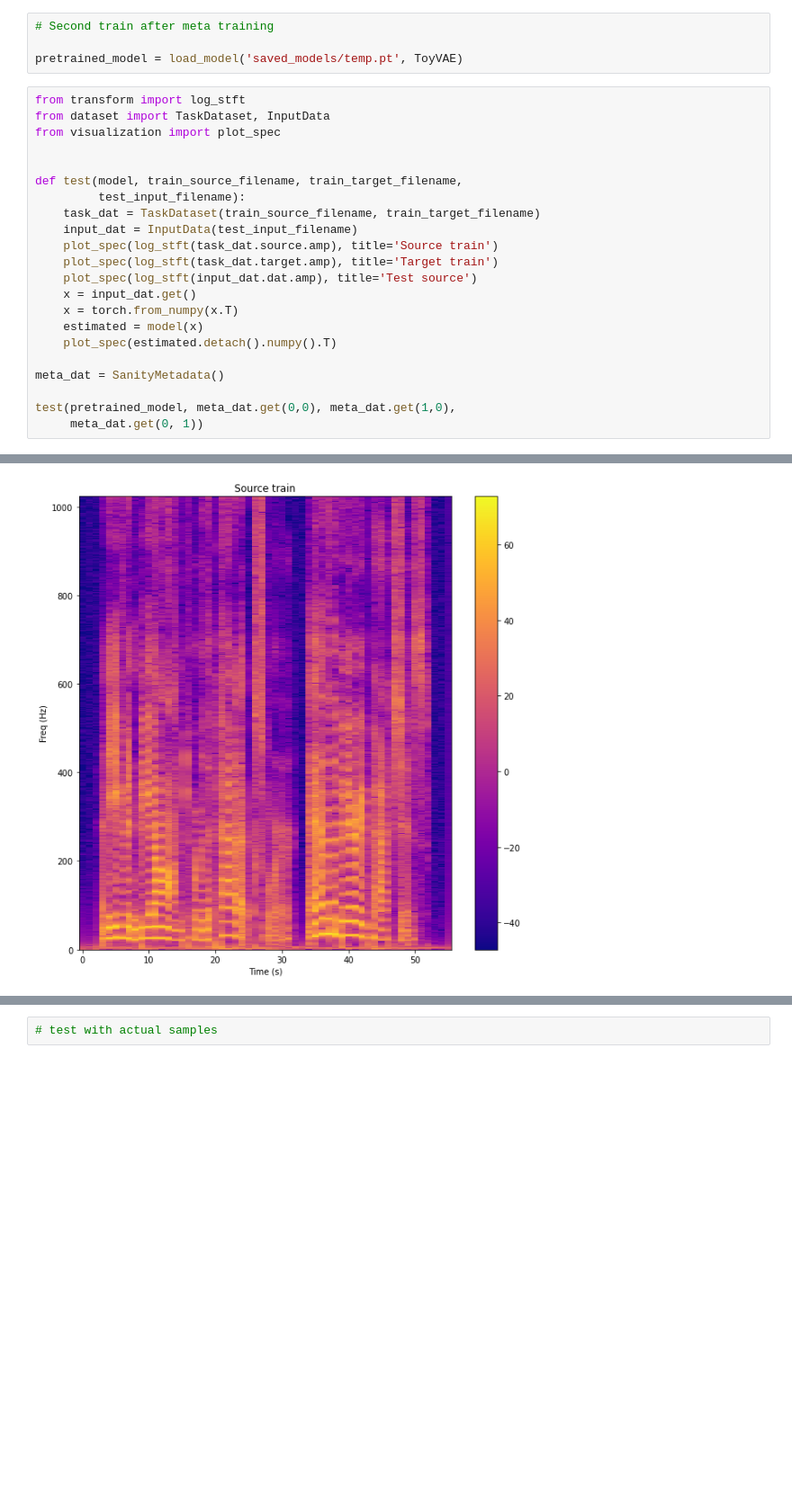
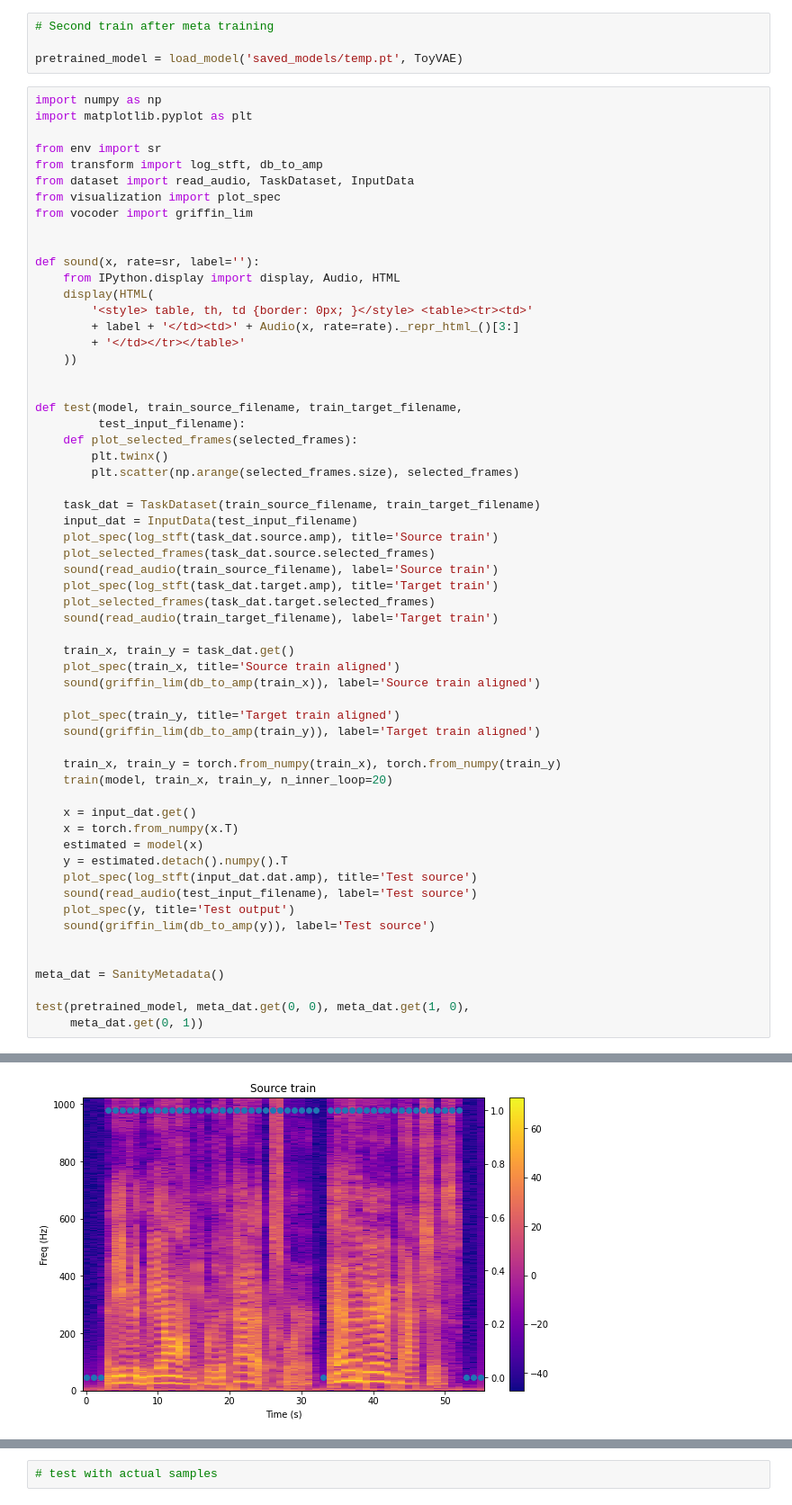
Before and after one commit to yunquian/CS-545-Project, a Jupyter notebook: model_playground.ipynb, the cells around one changed output, grey strips where cells are left out. Shown at 90% size. Drawn from its saved outputs; the diff is of its cells as text; blank space fills up the shorter version.

Commit message:
Structural improvement; fixed a bug in dataset

```diff
--- a/model_playground.ipynb
+++ b/model_playground.ipynb
@@ -85,25 +72,62 @@ Iter 99: 115.49774932861328
 
 pretrained_model = load_model('saved_models/temp.pt', ToyVAE)
 # %%
-from transform import log_stft
-from dataset import TaskDataset, InputData
+import numpy as np
+import matplotlib.pyplot as plt
+
+from env import sr
+from transform import log_stft, db_to_amp
+from dataset import read_audio, TaskDataset, InputData
 from visualization import plot_spec
+from vocoder import griffin_lim
+
+
+def sound(x, rate=sr, label=''):
+    from IPython.display import display, Audio, HTML
+    display(HTML(
+        '<style> table, th, td {border: 0px; }</style> <table><tr><td>'
+        + label + '</td><td>' + Audio(x, rate=rate)._repr_html_()[3:]
+        + '</td></tr></table>'
+    ))
 
 
 def test(model, train_source_filename, train_target_filename,
          test_input_filename):
+    def plot_selected_frames(selected_frames):
+        plt.twinx()
+        plt.scatter(np.arange(selected_frames.size), selected_frames)
+
     task_dat = TaskDataset(train_source_filename, train_target_filename)
     input_dat = InputData(test_input_filename)
     plot_spec(log_stft(task_dat.source.amp), title='Source train')
+    plot_selected_frames(task_dat.source.selected_frames)
+    sound(read_audio(train_source_filename), label='Source train')
     plot_spec(log_stft(task_dat.target.amp), title='Target train')
-    plot_spec(log_stft(input_dat.dat.amp), title='Test source')
+    plot_selected_frames(task_dat.target.selected_frames)
+    sound(read_audio(train_target_filename), label='Target train')
+
+    train_x, train_y = task_dat.get()
+    plot_spec(train_x, title='Source train aligned')
+    sound(griffin_lim(db_to_amp(train_x)), label='Source train aligned')
+
+    plot_spec(train_y, title='Target train aligned')
+    sound(griffin_lim(db_to_amp(train_y)), label='Target train aligned')
+
+    train_x, train_y = torch.from_numpy(train_x), torch.from_numpy(train_y)
+    train(model, train_x, train_y, n_inner_loop=20)
+
     x = input_dat.get()
     x = torch.from_numpy(x.T)
     estimated = model(x)
-    plot_spec(estimated.detach().numpy().T)
+    y = estimated.detach().numpy().T
+    plot_spec(log_stft(input_dat.dat.amp), title='Test source')
+    sound(read_audio(test_input_filename), label='Test source')
+    plot_spec(y, title='Test output')
+    sound(griffin_lim(db_to_amp(y)), label='Test source')
+
 
 meta_dat = SanityMetadata()
 
-test(pretrained_model, meta_dat.get(0,0), meta_dat.get(1,0),
+test(pretrained_model, meta_dat.get(0, 0), meta_dat.get(1, 0),
      meta_dat.get(0, 1))
 # %% [output]
@@ -110 +141 @@ test(pretrained_model, meta_dat.get(0,0), meta_dat.get(1,0),
-[figure, old version]
+[figure, new version]
```
Also changed, not shown: parts of 3 cells of this notebook, 9 other files.
